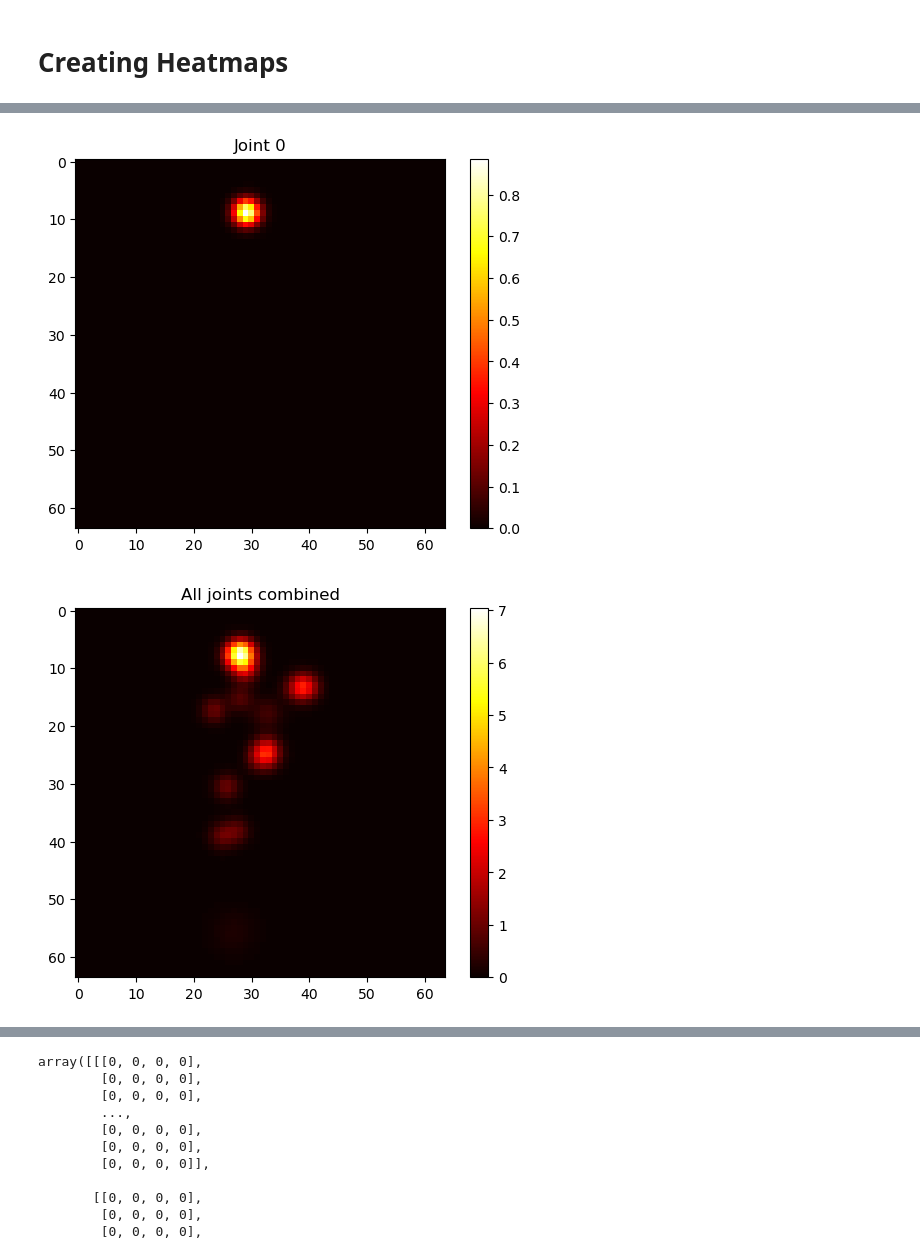
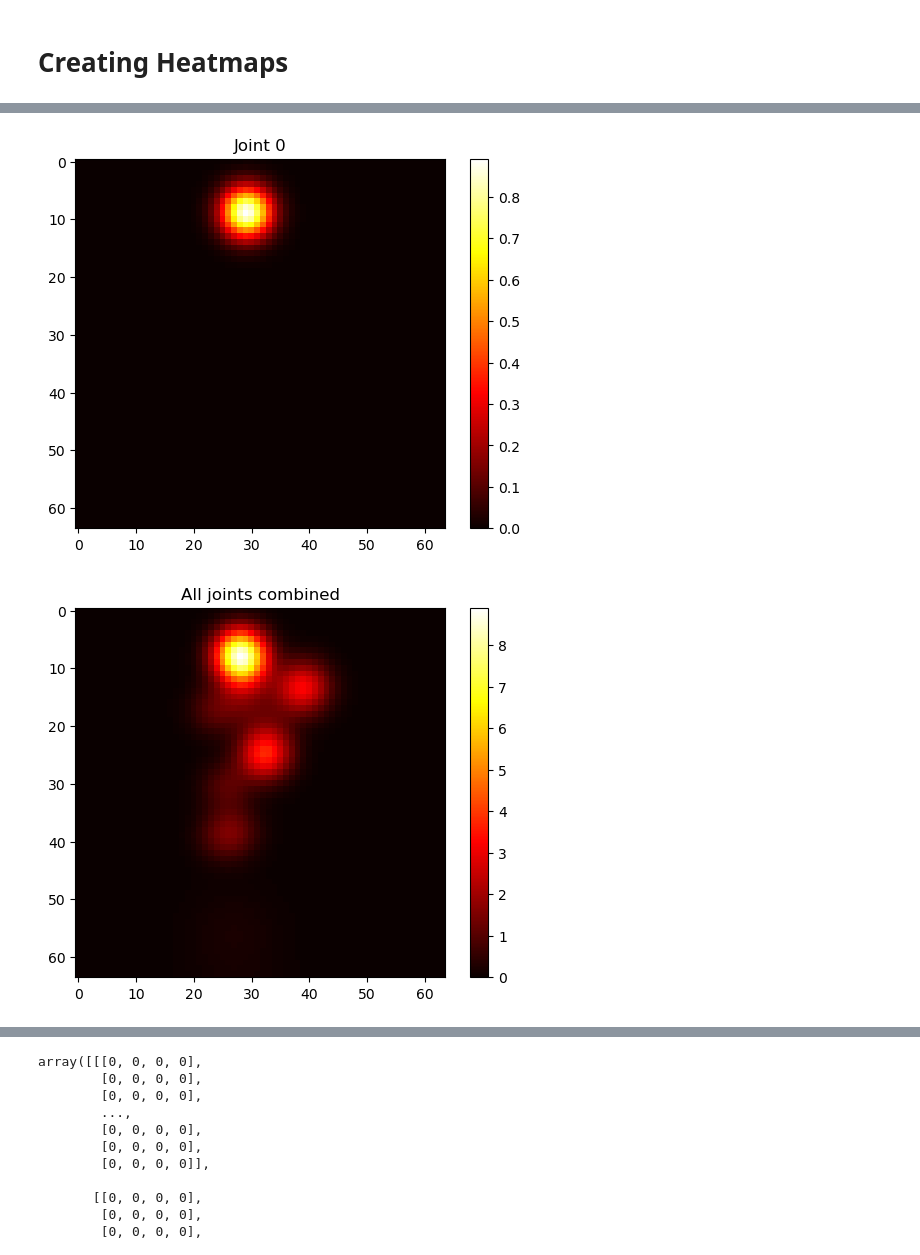
Before and after one commit to Leahie/pose-project, a Jupyter notebook: research/sketch_to_pose.ipynb, the cells around one changed output, grey strips where cells are left out. Saved outputs shown, nothing was run; the diff lists cells and outputs as text; code cells hidden in the pictures.

```diff
--- a/research/sketch_to_pose.ipynb
+++ b/research/sketch_to_pose.ipynb
@@ -400,13 +400,14 @@ def construct_bounded_gaussian_from_landmarks(
     edges,
     H=64,
     W=64,
-    base_sigma=1.5,
+    base_sigma=3.0,
     normalize_to_bbox=True,
     bbox_padding=0.15,
 ):
     """
     Returns:
         heatmaps: (33, H, W)
+        visibility: (33,) visibility scores
     """
 
     skeleton = construct_skeleton_from_mediapipe_result(
@@ -421,19 +422,18 @@ def construct_bounded_gaussian_from_landmarks(
 
     num_joints = joints.shape[0]
     heatmaps = np.zeros((num_joints, H, W), dtype=np.float32)
-
+    visibility = np.zeros(num_joints, dtype=np.float32)
 
     z_vals = joints[:, 2]
     z_min, z_max = z_vals.min(), z_vals.max()
     z_norm = (z_vals - z_min) / (z_max - z_min + 1e-6)
     depth_weights = 1.0 - z_norm  # closer = stronger
 
-
     y_grid, x_grid = np.meshgrid(np.arange(H), np.arange(W), indexing='ij')
-
 
     for i in range(num_joints):
         vis = joint_meta[i].get("visibility", 1.0)
+        visibility[i] = vis
 
         x, y = joints[i, 0], joints[i, 1]
 
@@ -468,7 +468,7 @@ def construct_bounded_gaussian_from_landmarks(
 
         heatmaps[i] = gaussian
 
-    return heatmaps
+    return heatmaps, visibility
 # %%
 def show_single_heatmap(heatmaps, joint_idx):
     plt.imshow(heatmaps[joint_idx], cmap='hot')
@@ -476,7 +476,7 @@ def show_single_heatmap(heatmaps, joint_idx):
     plt.colorbar()
     plt.show()
 # %%
-heatmap = construct_bounded_gaussian_from_landmarks(
+heatmap, visibility = construct_bounded_gaussian_from_landmarks(
     detection_result, edges)
 show_single_heatmap(heatmap, joint_idx=0)
 # %% [output]
@@ -531,13 +531,13 @@ def plot_joints_on_image(image, heatmaps):
     plt.axis("off")
     plt.show()
 # %%
-heatmaps = construct_bounded_gaussian_from_landmarks(detection_result, edges)
+heatmaps, visibility = construct_bounded_gaussian_from_landmarks(detection_result, edges)
 sketch_img = stylized_skel.render()
 
 show_single_heatmap(heatmaps, 0)
 show_all_heatmaps(heatmaps)
 overlay_heatmap_on_image(sketch_img[:,:,:3], heatmaps[0])
 plot_joints_on_image(sketch_img, heatmaps)
 # %% [output]
-[figure, old version]
+[figure, new version]
-[figure, old version]
+[figure, new version]
```
Also changed, not shown: parts of 32 cells of this notebook, 2 other files.
